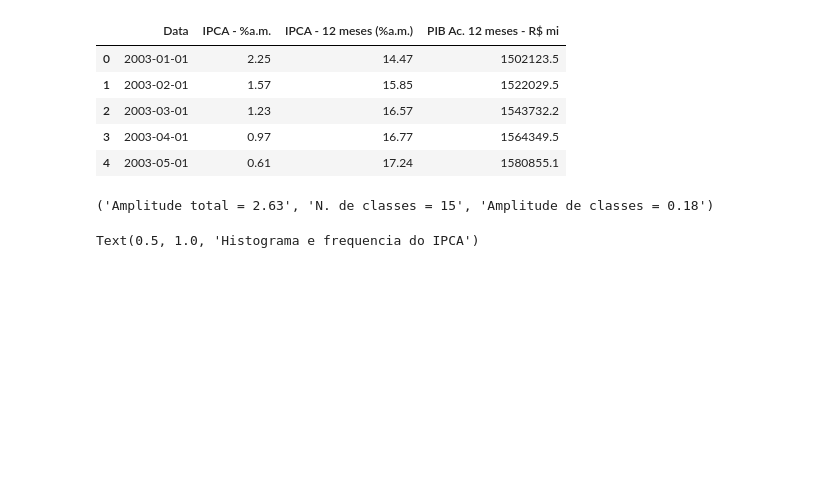
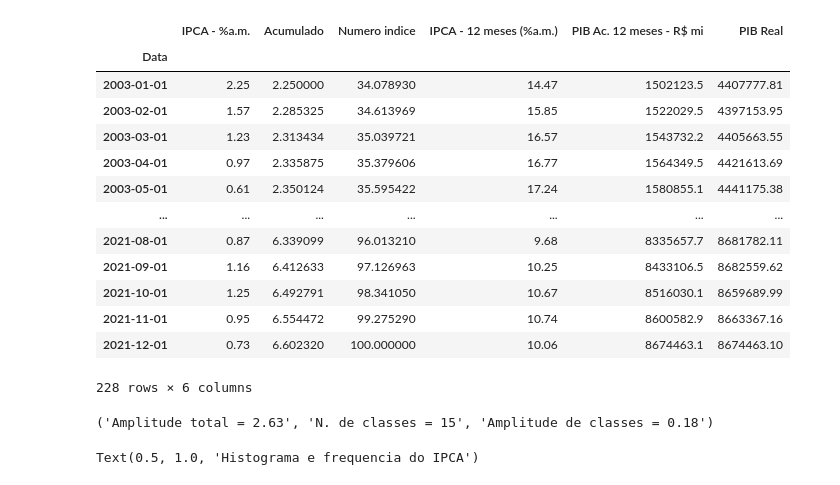
Before and after one commit to rehpires/EconometriaUFPB-2022, a Jupyter notebook: Atividade 2.ipynb, the cells around one changed output. Saved outputs shown, nothing was run; the diff lists cells and outputs as text; code cells hidden in the pictures; blank space fills up the shorter version.

Commit message:
att
Pib real, numero indice e graficos comparativos

```diff
--- a/Atividade 2.ipynb
+++ b/Atividade 2.ipynb
@@ -10,17 +11,25 @@ import seaborn as sns
 # %%
-df = pd.read_excel("IPCA - %a.m..xlsx", engine="openpyxl")
-df2 = pd.read_excel("IPCA - 12 meses (%a.m.).xlsx", engine="openpyxl")
-df3 = pd.read_excel("PIB Ac. 12 meses - R$ mi.xlsx", engine="openpyxl")
+df = pd.read_excel("IPCA - %a.m..xlsx", engine="openpyxl", decimal=".",index_col=0)
+df2 = pd.read_excel("IPCA - 12 meses (%a.m.).xlsx", engine="openpyxl",decimal=".",index_col=0)
+df3 = pd.read_excel("PIB Ac. 12 meses - R$ mi.xlsx", engine="openpyxl",decimal=".",index_col=0)
 # %%
 df = df.merge(df2, on = "Data") \
                     .merge(df3, on = "Data")
 # %%
-df.head()
+df
 # %% [output]
-|  | Data | IPCA - %a.m. | IPCA - 12 meses (%a.m.) | PIB Ac. 12 meses - R$ mi |
-| 0 | 2003-01-01 | 2.25 | 14.47 | 1502123.5 |
-| 1 | 2003-02-01 | 1.57 | 15.85 | 1522029.5 |
-| 2 | 2003-03-01 | 1.23 | 16.57 | 1543732.2 |
-| 3 | 2003-04-01 | 0.97 | 16.77 | 1564349.5 |
-| 4 | 2003-05-01 | 0.61 | 17.24 | 1580855.1 |
+|  | IPCA - %a.m. | Acumulado | Numero indice | IPCA - 12 meses (%a.m.) | PIB Ac. 12 meses - R$ mi | PIB Real |
+| Data |  |  |  |  |  |  |
+| 2003-01-01 | 2.25 | 2.250000 | 34.078930 | 14.47 | 1502123.5 | 4407777.81 |
+| 2003-02-01 | 1.57 | 2.285325 | 34.613969 | 15.85 | 1522029.5 | 4397153.95 |
+| 2003-03-01 | 1.23 | 2.313434 | 35.039721 | 16.57 | 1543732.2 | 4405663.55 |
+| 2003-04-01 | 0.97 | 2.335875 | 35.379606 | 16.77 | 1564349.5 | 4421613.69 |
+| 2003-05-01 | 0.61 | 2.350124 | 35.595422 | 17.24 | 1580855.1 | 4441175.38 |
+| ... | ... | ... | ... | ... | ... | ... |
+| 2021-08-01 | 0.87 | 6.339099 | 96.013210 | 9.68 | 8335657.7 | 8681782.11 |
+| 2021-09-01 | 1.16 | 6.412633 | 97.126963 | 10.25 | 8433106.5 | 8682559.62 |
+| 2021-10-01 | 1.25 | 6.492791 | 98.341050 | 10.67 | 8516030.1 | 8659689.99 |
+| 2021-11-01 | 0.95 | 6.554472 | 99.275290 | 10.74 | 8600582.9 | 8663367.16 |
+| 2021-12-01 | 0.73 | 6.602320 | 100.000000 | 10.06 | 8674463.1 | 8674463.10 |
+228 rows × 6 columns
 # %%
```
Also changed, not shown: parts of 11 cells of this notebook, 2 other files.
